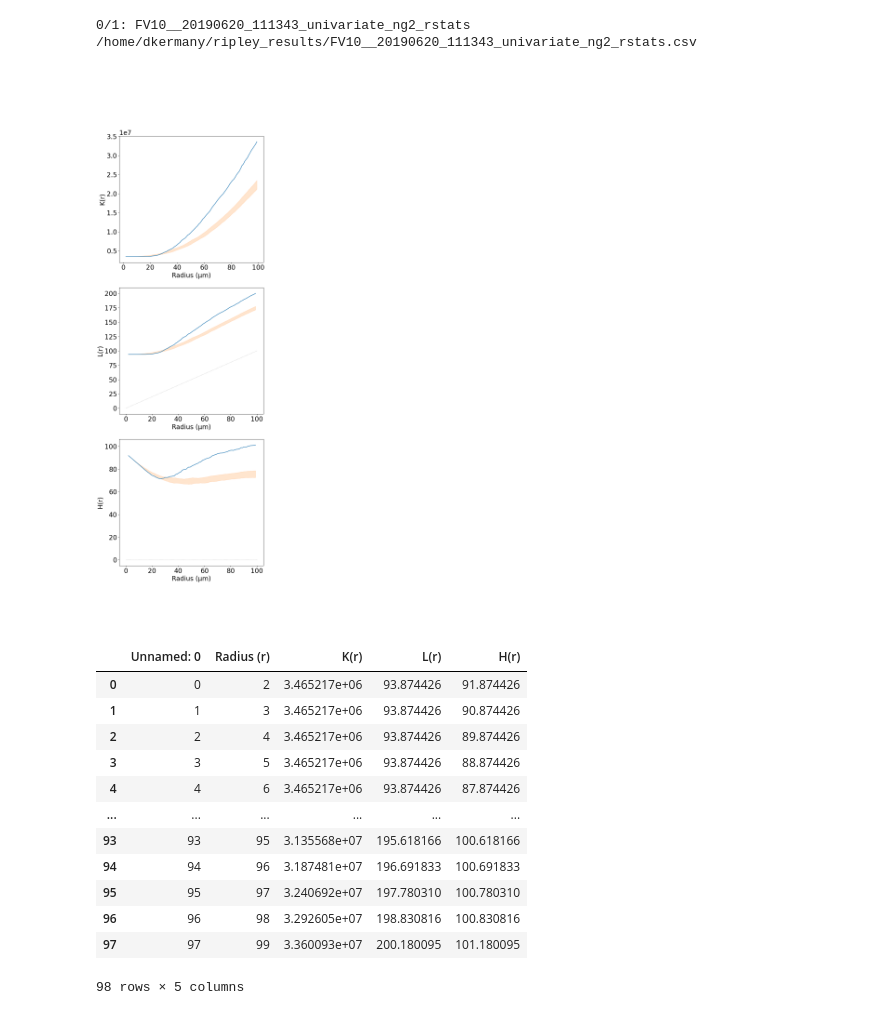
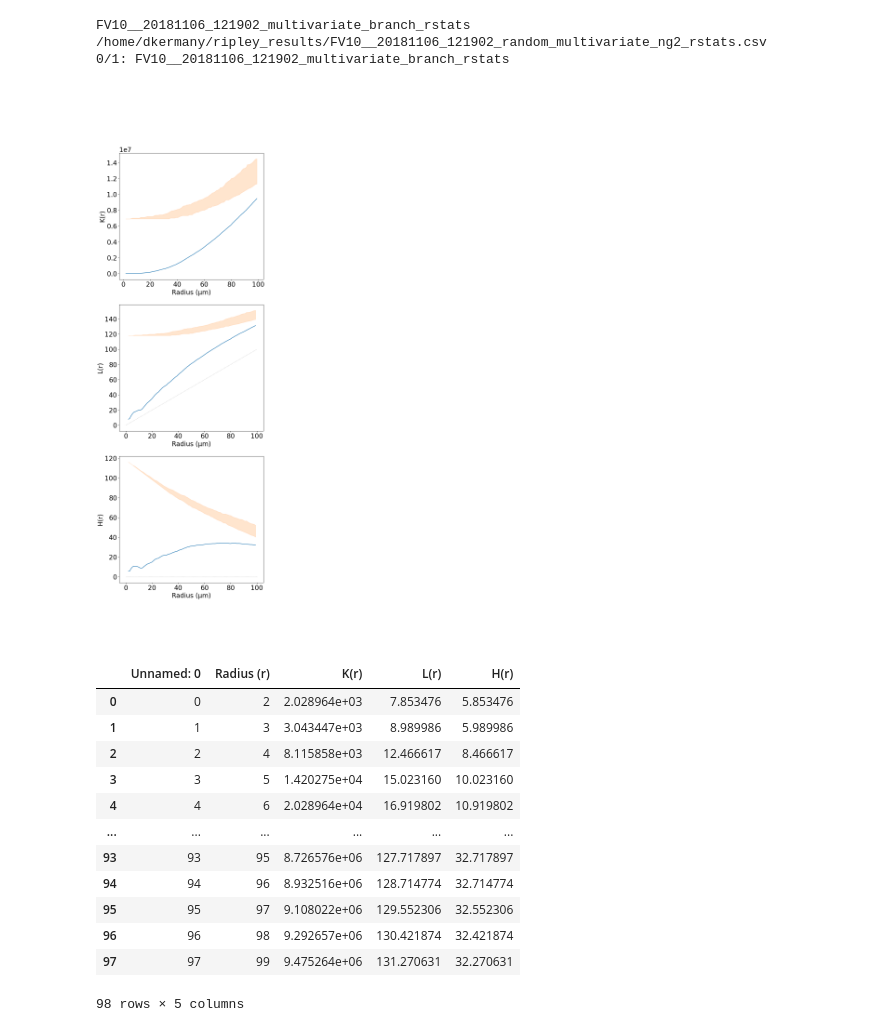
Before and after one commit to dkermany/mdspacer, a Jupyter notebook: ipynb/confocal_3D/plot_rstats.ipynb, the cells around one changed output. Cells and saved outputs as stored; diff of their text form; code cells hidden in the pictures.

Commit message:
Found issue with multivariate rstats: univariate random rstats variable saved instead of the multivariate version

```diff
--- a/ipynb/confocal_3D/plot_rstats.ipynb
+++ b/ipynb/confocal_3D/plot_rstats.ipynb
@@ -15,23 +15,24 @@ def load_csv(path):
 # %%
 # List of filenames for the CSV files to be processed
 filenames = [
-    #"FV10__20181106_121902_rstats_w",
-    #"FV10__20181009_103052_rstats_w",
-    #"FV10__20181004_122358_rstats_w",
-    #"FV10__20181008_104428_rstats_w",
-    "FV10__20190620_111343_univariate_ng2_rstats",
-    #"FV10__20181005_104242_rstats_w",
-    #"FV10__20181106_172421_rstats_w",
+    "FV10__20181106_121902_multivariate_branch_rstats",
+    # "FV10__20181009_103052_multivariate_branch_rstats",
+    # "FV10__20181004_122358_multivariate_ng2_rstats",
+    #"FV10__20181008_104428_multivariate_ng2_rstats",
+    # "FV10__20190620_111343_multivariate_ng2_rstats",
+    # "FV10__20181005_104242_multivariate_ng2_rstats",
+    # "FV10__20181106_172421_multivariate_ng2_rstats",
+    # "FV10__20190619_111005_multivariate_ng2_rstats",
 ]
 
 # Loop over each filename
 for i, f in enumerate(filenames):
     # Construct the path for the CSV file
     rstats_path = f"/home/dkermany/ripley_results/{f}.csv"
-
+    print(f)
     # Construct the path for the random CSV file
-    rand_rstats_path = f"/home/dkermany/ripley_results/FV10__{'_'.join(f.split('_')[2:4])}_random_univariate_ng2_rstats.csv"
-
+    rand_rstats_path = f"/home/dkermany/ripley_results/FV10__{'_'.join(f.split('_')[2:4])}_random_{f.split('_')[4]}_ng2_rstats.csv"
+    print(rand_rstats_path)
     # Print the progress of the processing
     print(f"{i}/{len(filenames)}: {f}")
 
@@ -43,7 +44,7 @@ for i, f in enumerate(filenames):
     # Filter the DataFrames to only include rows where the radius is less than or equal to 102
     rstats = rstats[rstats["Radius (r)"] <= 102]
     rand_rstats = rand_rstats[rand_rstats["Radius (r)"] <= 102]
-    print(rstats_path)
+    # print(rstats_path)
 
     # Set the tick label format to plain
     plt.ticklabel_format(style="plain")
@@ -54,51 +55,52 @@ for i, f in enumerate(filenames):
     # Create a subplot with 3 rows and 1 column
     f, axes = plt.subplots(3, figsize=(8,24))
 
     # Plot the K(r) values for the data and the random data
     sns.lineplot(data=rstats, x="Radius (r)", y="K(r)", ax=axes[0])
     sns.lineplot(data=rand_rstats, x="Radius (r)", y="K(r)", ax=axes[0], alpha=0, errorbar=("pi", 95))
     axes[0].set(xlabel="Radius (μm)")
 
     # Plot the L(r) values for the data and the random data
     sns.lineplot(data=rstats, x="Radius (r)", y="L(r)", ax=axes[1])
     sns.lineplot(data=rand_rstats, x="Radius (r)", y="L(r)", ax=axes[1], alpha=0, errorbar=("pi", 95))
 
     # Add a line representing the expected L(r) values
     axes[1].plot([0, 100], [0, 100], linewidth=1, linestyle="dotted", color="#aaa")
     axes[1].set(xlabel="Radius (μm)")
 
     # Plot the H(r) values for the data and the random data
     sns.lineplot(data=rstats, x="Radius (r)", y="H(r)", ax=axes[2])
     sns.lineplot(data=rand_rstats, x="Radius (r)", y="H(r)", ax=axes[2], alpha=0, errorbar=("pi", 95))
 
     # Add a line representing the expected H(r) values
     axes[2].plot([0, 100], [0, 0], linewidth=1, linestyle="dotted", color="#aaa")
     axes[2].set(xlabel="Radius (μm)")
 
     # Uncomment the following line to save the plot as a PNG file
     # plt.savefig(f"/home/dkermany/ripley_plots/{f}.png", dpi=600)
 
     # Display the plot
     plt.show()
 # %% [output]
-0/1: FV10__20190620_111343_univariate_ng2_rstats
-/home/dkermany/ripley_results/FV10__20190620_111343_univariate_ng2_rstats.csv
+FV10__20181106_121902_multivariate_branch_rstats
+/home/dkermany/ripley_results/FV10__20181106_121902_random_multivariate_ng2_rstats.csv
+0/1: FV10__20181106_121902_multivariate_branch_rstats
-[figure, old version]
+[figure, new version]
 # %%
 rstats
 # %% [output]
 |  | Unnamed: 0 | Radius (r) | K(r) | L(r) | H(r) |
-| 0 | 0 | 2 | 3.465217e+06 | 93.874426 | 91.874426 |
-| 1 | 1 | 3 | 3.465217e+06 | 93.874426 | 90.874426 |
-| 2 | 2 | 4 | 3.465217e+06 | 93.874426 | 89.874426 |
-| 3 | 3 | 5 | 3.465217e+06 | 93.874426 | 88.874426 |
-| 4 | 4 | 6 | 3.465217e+06 | 93.874426 | 87.874426 |
+| 0 | 0 | 2 | 2.028964e+03 | 7.853476 | 5.853476 |
+| 1 | 1 | 3 | 3.043447e+03 | 8.989986 | 5.989986 |
+| 2 | 2 | 4 | 8.115858e+03 | 12.466617 | 8.466617 |
+| 3 | 3 | 5 | 1.420275e+04 | 15.023160 | 10.023160 |
+| 4 | 4 | 6 | 2.028964e+04 | 16.919802 | 10.919802 |
 | ... | ... | ... | ... | ... | ... |
-| 93 | 93 | 95 | 3.135568e+07 | 195.618166 | 100.618166 |
-| 94 | 94 | 96 | 3.187481e+07 | 196.691833 | 100.691833 |
-| 95 | 95 | 97 | 3.240692e+07 | 197.780310 | 100.780310 |
-| 96 | 96 | 98 | 3.292605e+07 | 198.830816 | 100.830816 |
-| 97 | 97 | 99 | 3.360093e+07 | 200.180095 | 101.180095 |
+| 93 | 93 | 95 | 8.726576e+06 | 127.717897 | 32.717897 |
+| 94 | 94 | 96 | 8.932516e+06 | 128.714774 | 32.714774 |
+| 95 | 95 | 97 | 9.108022e+06 | 129.552306 | 32.552306 |
+| 96 | 96 | 98 | 9.292657e+06 | 130.421874 | 32.421874 |
+| 97 | 97 | 99 | 9.475264e+06 | 131.270631 | 32.270631 |
 98 rows × 5 columns
 # %%
 rand_rstats
```
Also changed, not shown: parts of 1 cell of this notebook, 1 other file.
